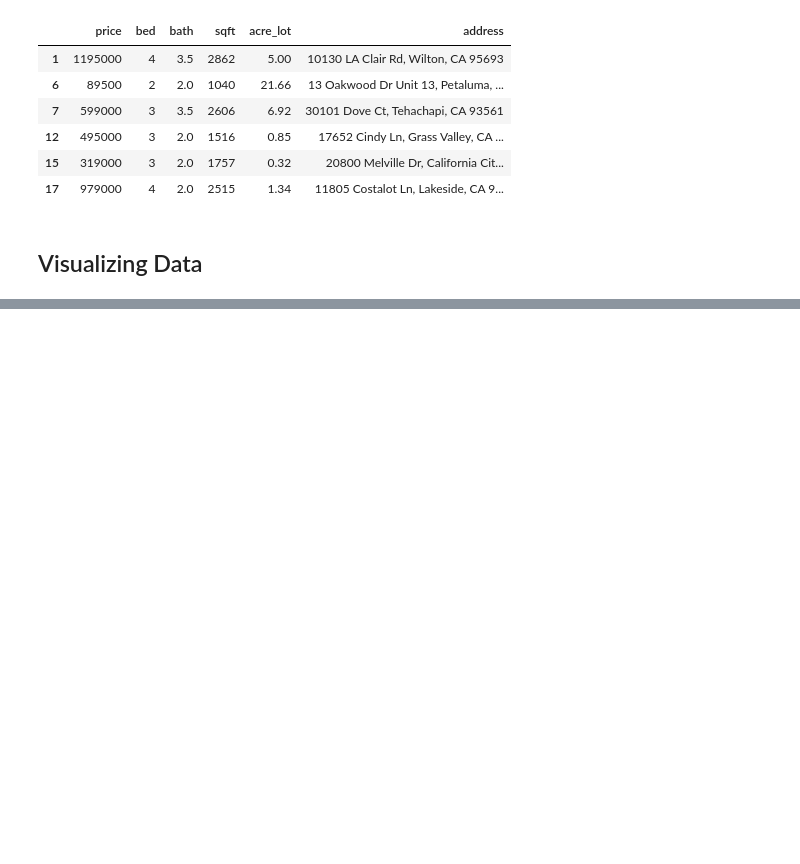
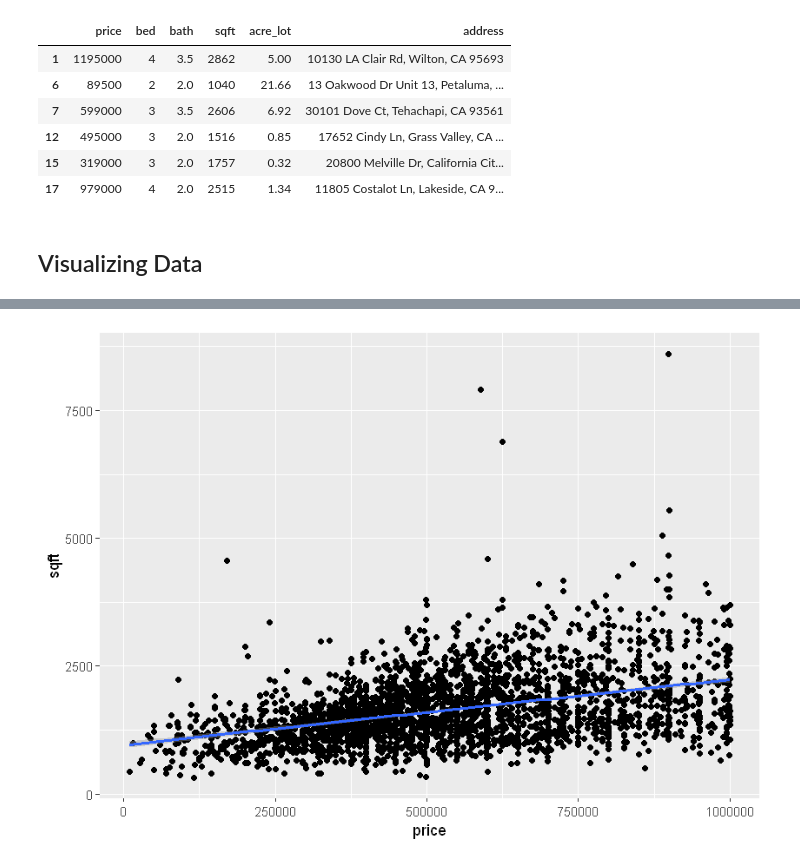
Before and after one commit to arvin-panganiban/california-sale-properties, a Jupyter notebook: California Sale Properties.ipynb, the cells around one changed output, grey strips where cells are left out. Saved outputs shown, nothing was run; the diff lists cells and outputs as text; code cells hidden in the pictures; blank space fills up the shorter version.

```diff
--- a/California Sale Properties.ipynb
+++ b/California Sale Properties.ipynb
@@ -97,0 +102,7 @@ plot
+# %%
+price_sqft <- ggplot(subset(housing, housing$price < 1000000), aes(price, sqft)) +
+              geom_point() +
+              geom_smooth(method='lm')
+price_sqft
+# %% [output]
+[figure, added]
```
Also changed, not shown: parts of 33 cells of this notebook.
